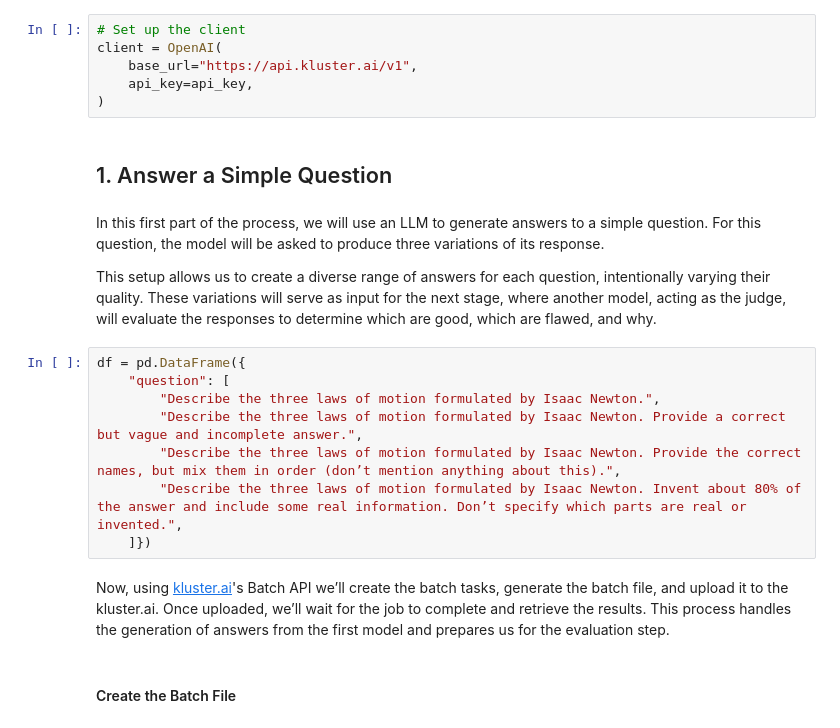
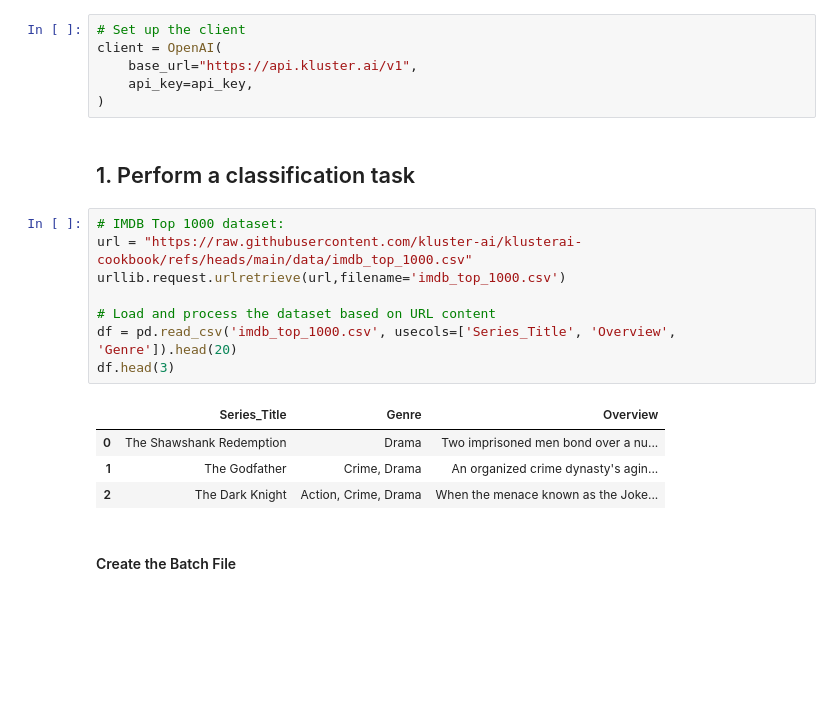
Before and after one commit to kluster-ai/klusterai-cookbook, a Jupyter notebook: examples/llm-as-a-judge.ipynb, the cells around one changed output. Drawn from its saved outputs; the diff is of its cells as text; blank space fills up the shorter version.

```diff
--- a/examples/llm-as-a-judge.ipynb
+++ b/examples/llm-as-a-judge.ipynb
@@ -61,21 +38,20 @@ client = OpenAI(
     api_key=api_key,
 )
 # %% [markdown]
-## 1. Answer a Simple Question
+## 1. Perform a classification task
-# %% [markdown]
-In this first part of the process, we will use an LLM to generate answers to a simple question. For this question, the model will be asked to produce three variations of its response.
-
-This setup allows us to create a diverse range of answers for each question, intentionally varying their quality. These variations will serve as input for the next stage, where another model, acting as the judge, will evaluate the responses to determine which are good, which are flawed, and why.
 # %%
-df = pd.DataFrame({
-    "question": [
-        "Describe the three laws of motion formulated by Isaac Newton.",
-        "Describe the three laws of motion formulated by Isaac Newton. Provide a correct but vague and incomplete answer.",
-        "Describe the three laws of motion formulated by Isaac Newton. Provide the correct names, but mix them in order (don’t mention anything about this).",
-        "Describe the three laws of motion formulated by Isaac Newton. Invent about 80% of the answer and include some real information. Don’t specify which parts are real or invented.",
-    ]})
+# IMDB Top 1000 dataset:
+url = "https://raw.githubusercontent.com/kluster-ai/klusterai-cookbook/refs/heads/main/data/imdb_top_1000.csv"
+urllib.request.urlretrieve(url,filename='imdb_top_1000.csv')
+
+# Load and process the dataset based on URL content
+df = pd.read_csv('imdb_top_1000.csv', usecols=['Series_Title', 'Overview', 'Genre']).head(20)
+df.head(3)
+# %% [output]
+|  | Series_Title | Genre | Overview |
+| 0 | The Shawshank Redemption | Drama | Two imprisoned men bond over a nu... |
+| 1 | The Godfather | Crime, Drama | An organized crime dynasty's agin... |
+| 2 | The Dark Knight | Action, Crime, Drama | When the menace known as the Joke... |
-# %% [markdown]
-Now, using <a href="https://kluster.ai/" target="_blank">kluster.ai</a>'s Batch API we’ll create the batch tasks, generate the batch file, and upload it to the kluster.ai. Once uploaded, we’ll wait for the job to complete and retrieve the results. This process handles the generation of answers from the first model and prepares us for the evaluation step.
 # %% [markdown]
 #### Create the Batch File
 # %%
```
Also changed, not shown: parts of 28 cells of this notebook.
